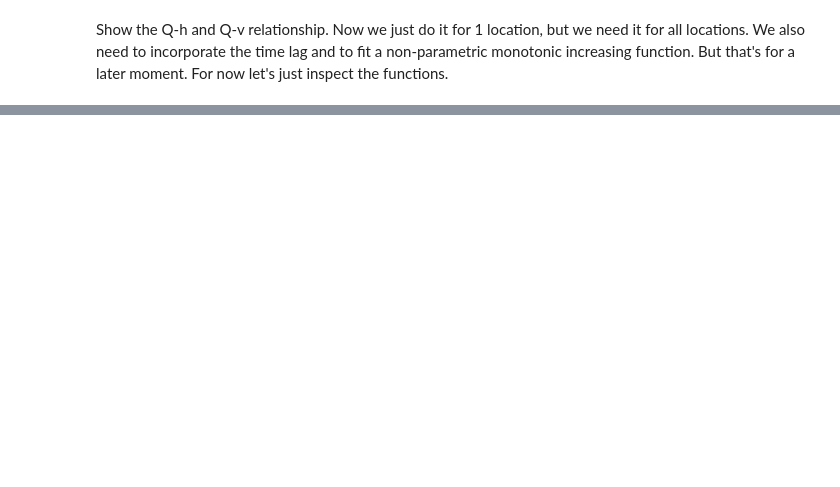
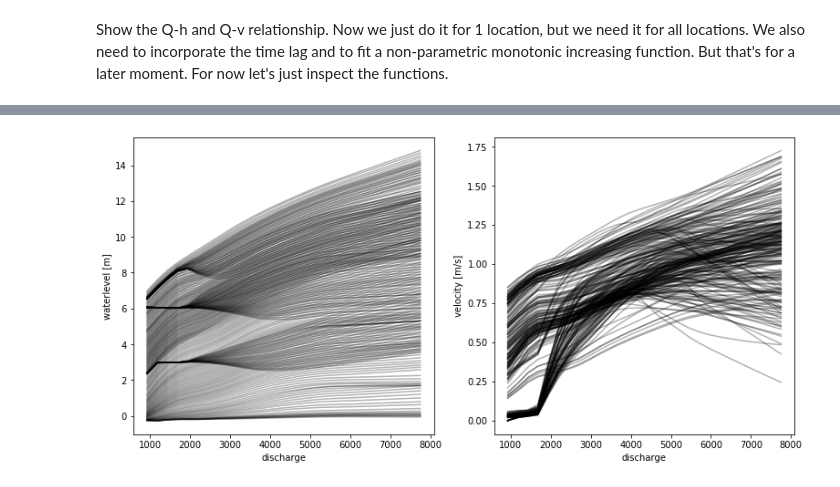
Before and after one commit to Deltares-research/digitaltwin-waterway, a Jupyter notebook: notebooks/velocities/analyze-q-h-history.ipynb, the cells around one changed output, grey strips where cells are left out. Saved outputs shown, nothing was run; the diff lists cells and outputs as text; code cells hidden in the pictures; blank space fills up the shorter version.

```diff
--- a/notebooks/velocities/analyze-q-h-history.ipynb
+++ b/notebooks/velocities/analyze-q-h-history.ipynb
@@ -113,0 +162,41 @@ Text(0, 0.5, 'Velocity @ Thiel [m]')
+# %%
+discharge = ds_all.discharge.isel({"stations": lobith_idx}).values.ravel()
+pred_dfs = []
+for station_idx in tqdm.tqdm(ds_all.stations):
+    waterlevel = ds_all.waterlevel.isel({"stations": station_idx}).values.ravel()
+    velocity = ds_all.velocity.isel({"stations": station_idx}).values.ravel()
+    station_df = pd.DataFrame(
+        data=dict(
+            discharge=discharge,
+            waterlevel=waterlevel,
+            velocity=velocity
+        )
+    )
+    station_df = station_df.dropna()
+    pred_df = predict_qvh(station_df)
+    pred_df['station'] = station_idx.values
+    pred_dfs.append(pred_df)
+
+pred_df = pd.concat(pred_dfs)
+# %%
+fig, axes = plt.subplots(ncols=2, figsize=(13, 6))
+pred_df.groupby('station').plot(
+    'discharge',
+    'waterlevel',
+    ax=axes[0],
+    style='k-',
+    alpha=0.3,
+    legend=False,
+    ylabel='waterlevel [m]'
+);
+pred_df.groupby('station').plot(
+    'discharge',
+    'velocity',
+    ax=axes[1],
+    style='k-',
+    alpha=0.3,
+    legend=False,
+    ylabel='velocity [m/s]'
+);
+# %% [output]
+[figure, added]
```
Also changed, not shown: parts of 16 cells of this notebook, 1 other file.
